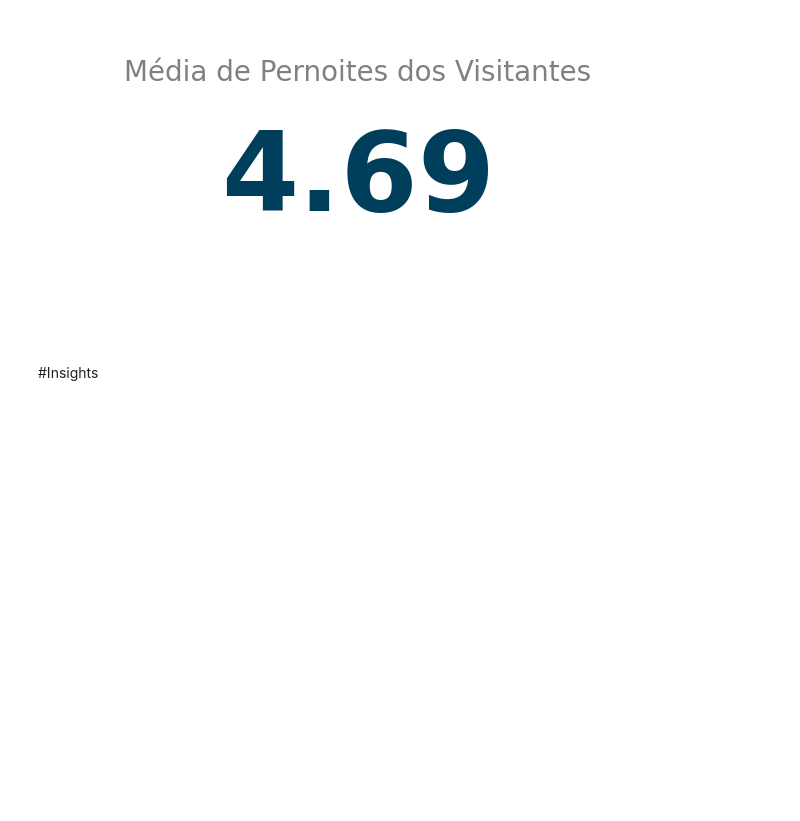
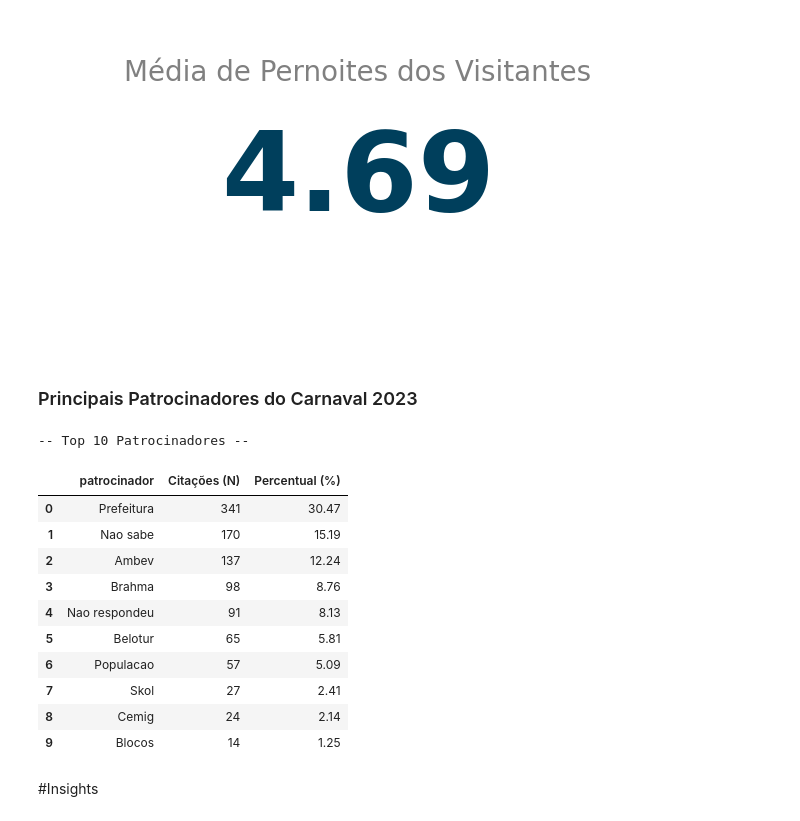
Before and after one commit to larissalvesds/Grupo7_ProjetoFinal, a Jupyter notebook: Anális_do_Carnaval_BH_Python_&_SQL.ipynb, the cells around one changed output. Drawn from its saved outputs; the diff is of its cells as text; code cells hidden in the pictures; blank space fills up the shorter version.

```diff
--- a/Anális_do_Carnaval_BH_Python_&_SQL.ipynb
+++ b/Anális_do_Carnaval_BH_Python_&_SQL.ipynb
@@ -895,6 +951,59 @@ ax.axis('off')
 plt.show()
 # %% [output]
 [figure]
+# %% [markdown]
+### Principais Patrocinadores do Carnaval 2023
+# %%
+# query para top 10 patrocinadores
+query_patrocinador = """
+WITH contagem_total AS (
+    SELECT CAST(COUNT(patrocinador) AS REAL) as total_validas
+    FROM tabelafinal
+    WHERE patrocinador IS NOT NULL AND patrocinador != ''
+),
+contagem_patrocinador AS (
+    SELECT
+        -- SE o valor for 'Não respondeu' ou 'Não sabe', ele é renomeado.
+        -- SENÃO, ele mantém o valor original.
+        CASE
+            WHEN patrocinador IN ('Não respondeu', 'Não sabe')
+            THEN 'Não sabe / Não respondeu'
+            ELSE patrocinador
+        END AS patrocinador_agrupado,
+        COUNT(*) AS citacoes
+    FROM tabelafinal
+    WHERE patrocinador IS NOT NULL AND patrocinador != ''
+    -- O agrupamento agora é feito pela nova categoria.
+    GROUP BY patrocinador_agrupado
+)
+SELECT
+    p.patrocinador_agrupado AS patrocinador,
+    p.citacoes AS "Citações (N)",
+    ROUND((p.citacoes / t.total_validas) * 100, 2) AS "Percentual (%)"
+FROM
+    contagem_patrocinador p,
+    contagem_total t
+ORDER BY
+    "Citações (N)" DESC
+LIMIT 10;
+"""
+
+df_patrocinadores = executar_query(query_patrocinador, engine)
+print("\n-- Top 10 Patrocinadores --")
+display(df_patrocinadores)
+# %% [output]
+-- Top 10 Patrocinadores --
+|  | patrocinador | Citações (N) | Percentual (%) |
+| 0 | Prefeitura | 341 | 30.47 |
+| 1 | Nao sabe | 170 | 15.19 |
+| 2 | Ambev | 137 | 12.24 |
+| 3 | Brahma | 98 | 8.76 |
+| 4 | Nao respondeu | 91 | 8.13 |
+| 5 | Belotur | 65 | 5.81 |
+| 6 | Populacao | 57 | 5.09 |
+| 7 | Skol | 27 | 2.41 |
+| 8 | Cemig | 24 | 2.14 |
+| 9 | Blocos | 14 | 1.25 |
 # %% [markdown]
 #Insights
 # %% [markdown]
```
Also changed, not shown: parts of 27 cells of this notebook.
